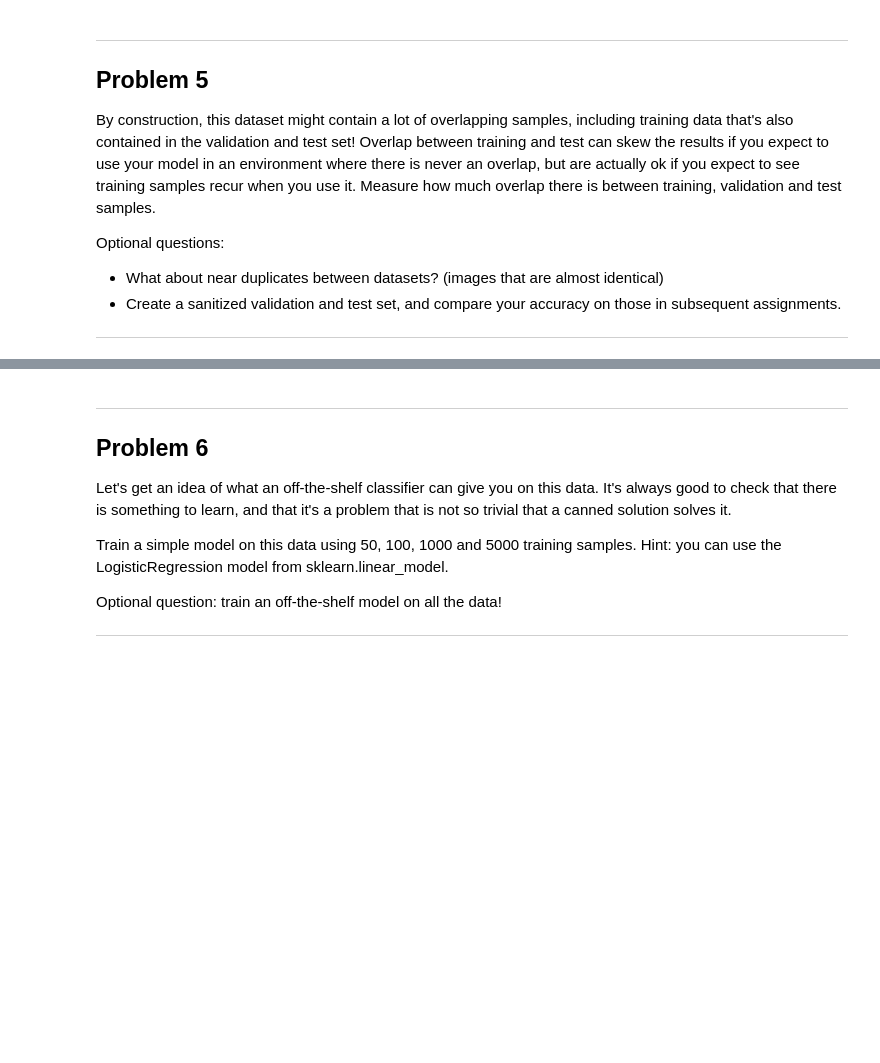
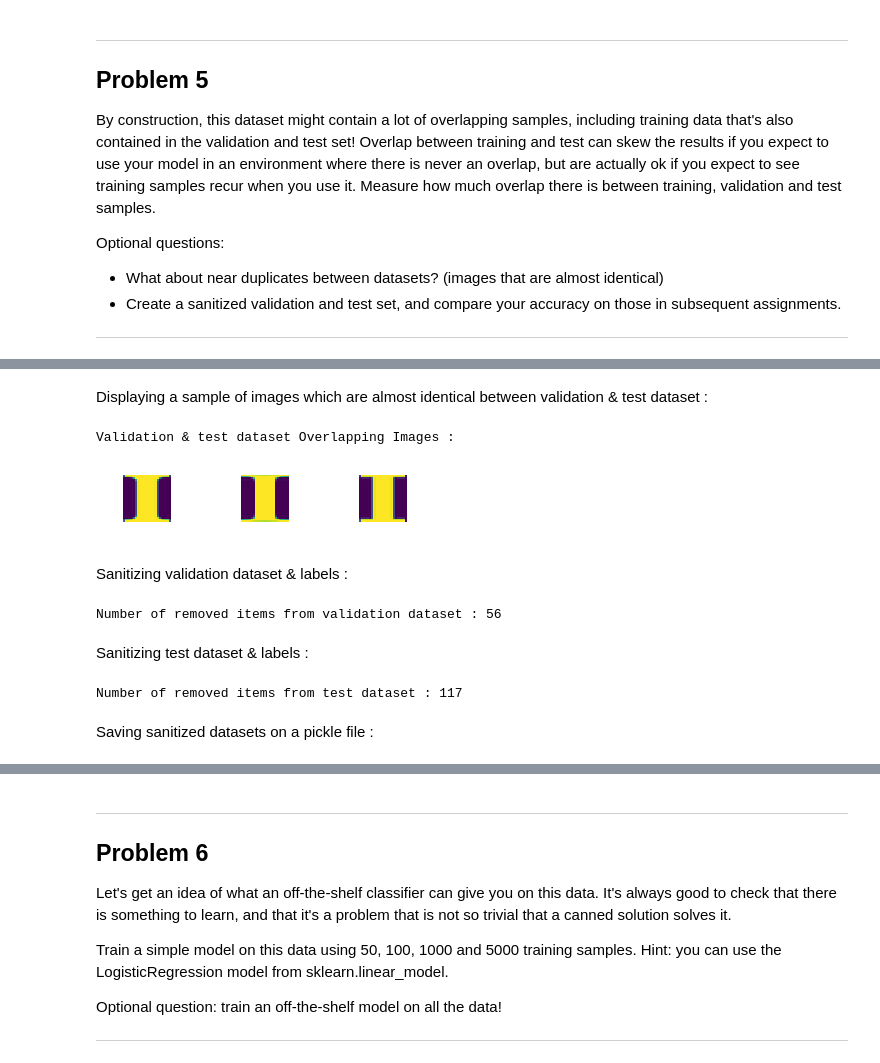
Before and after one commit to erfanMhi/Udacity-Deep-Learning-Assignment, a Jupyter notebook: 1_notmnist.ipynb, the cells around one changed output, grey strips where cells are left out. Cells and saved outputs as stored; diff of their text form; code cells hidden in the pictures; blank space fills up the shorter version.

```diff
--- a/1_notmnist.ipynb
+++ b/1_notmnist.ipynb
@@ -427,0 +496,28 @@ Optional questions:
+# %% [markdown]
+Displaying a sample of images which are almost identical between validation & test dataset :
+# %%
+sample = random.choice(valid_test_similar_imgs.keys())
+print("Validation & test dataset Overlapping Images : ")
+displayIdenticalImgs(np.append([valid_dataset[sample]],valid_test_similar_imgs[sample],axis=0))
+# %% [output]
+Validation & test dataset Overlapping Images :
+[figure, added]
+# %% [markdown]
+Sanitizing validation dataset & labels :
+# %%
+print("Number of removed items from validation dataset : %i" % len(valid_train_similar_indexes))
+sanitized_valid_dataset = np.delete(valid_dataset,valid_train_similar_indexes,axis=0)
+sanitized_valid_labels = np.delete(valid_labels,valid_train_similar_indexes,axis=0)
+# %% [output]
+Number of removed items from validation dataset : 56
+# %% [markdown]
+Sanitizing test dataset & labels :
+# %%
+removable_test_datas = list(set(test_valid_similar_indexes + test_train_similar_indexes))
+print("Number of removed items from test dataset : %i" % len(removable_test_datas))
+sanitized_test_dataset = np.delete(test_dataset,removable_test_datas,axis=0)
+sanitized_test_labels = np.delete(test_labels,removable_test_datas,axis=0)
+# %% [output]
+Number of removed items from test dataset : 117
+# %% [markdown]
+Saving sanitized datasets on a pickle file :
```
Also changed, not shown: parts of 34 cells of this notebook.
